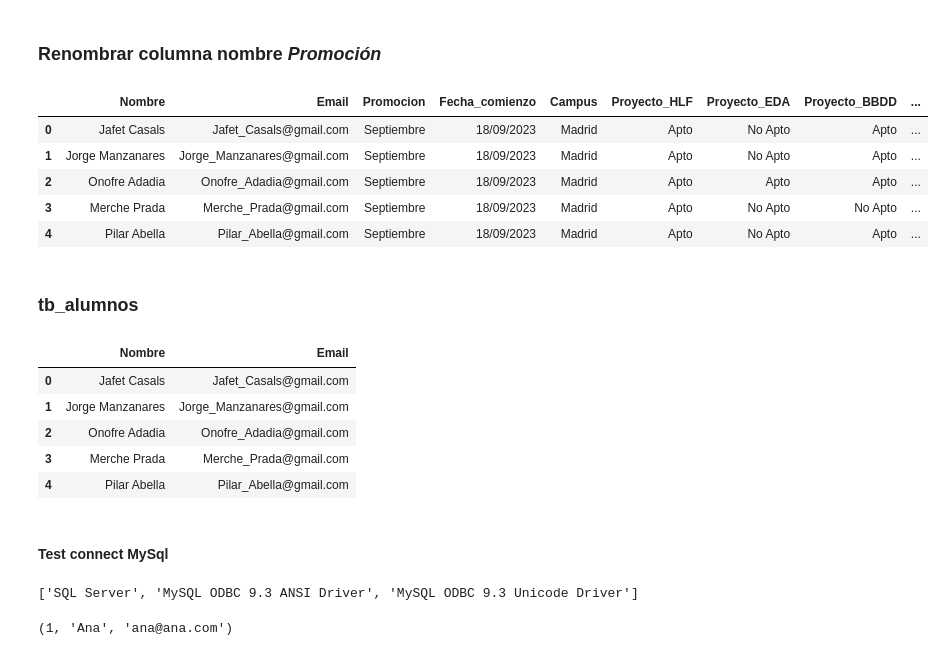
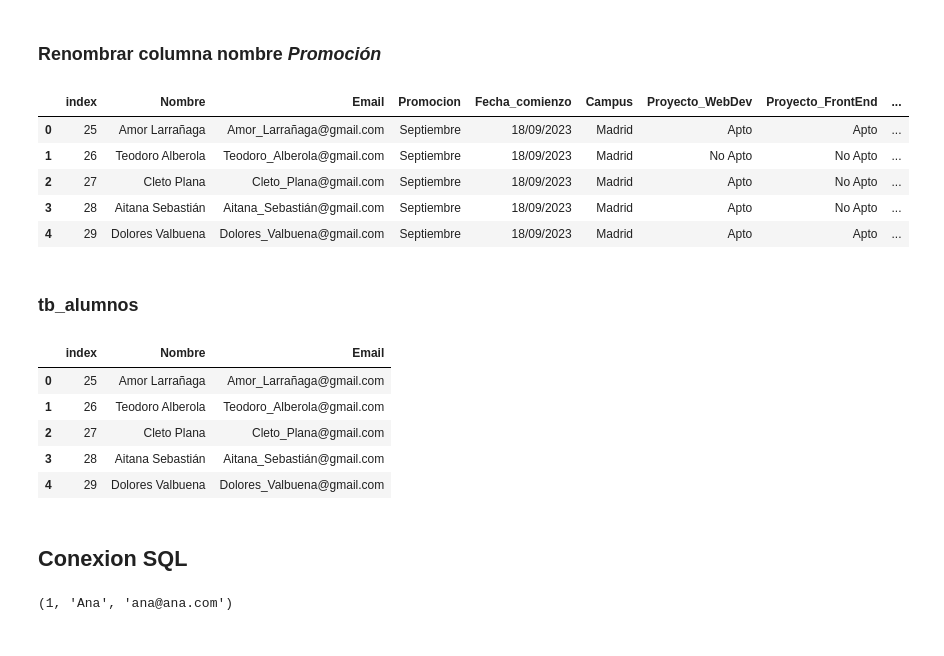
Before and after one commit to mikelMondragon/grupo_cuatro_DB, a Jupyter notebook: notebooks/csv_3_4.ipynb, the cells around one changed output. Saved outputs shown, nothing was run; the diff lists cells and outputs as text; code cells hidden in the pictures.

```diff
--- a/notebooks/csv_3_4.ipynb
+++ b/notebooks/csv_3_4.ipynb
@@ -3,7 +3,7 @@ import pandas as pd
 import numpy as np
 
 
-df_1 = pd.read_csv('./data/clase_1.csv', sep=';', encoding='utf-8')
+df_3 = pd.read_csv('./data/clase_3.csv', sep=';', encoding='utf-8')
 
-df_1.head()
+df_3.head()
 # %% [output]
@@ -16,5 +16,5 @@ df_1.head()
 # %%
-df_2 = pd.read_csv('./data/clase_2.csv', sep=';', encoding='utf-8')
+df_4 = pd.read_csv('./data/clase_4.csv', sep=';', encoding='utf-8')
 
-df_2.head()
+df_4.head()
 # %% [output]
@@ -29,4 +37,5 @@ df_2.head()
 # %%
-df_12 = pd.concat([df_1, df_2] ).reset_index(drop=True)
-df_12
+df_34 = pd.concat([df_3, df_4] ).reset_index() # iniciar el indice desde 25
+df_34['index'] = range(25, 25 + len(df_34))
+df_34
 # %% [output]
@@ -72,33 +103,29 @@ CREATE TABLE alumnos (
 # %% [markdown]
 ### Renombrar columna nombre _Promoción_
 # %%
-df_12 = df_12.rename(columns={'Promoción': 'Promocion'})
+df_34 = df_34.rename(columns={'Promoción': 'Promocion'})
 # %%
-df_12.head()
+df_34.head()
 # %% [output]
-|  | Nombre | Email | Promocion | Fecha_comienzo | Campus | Proyecto_HLF | Proyecto_EDA | Proyecto_BBDD | ... |
-| 0 | Jafet Casals | Jafet_Casals@gmail.com | Septiembre | 18/09/2023 | Madrid | Apto | No Apto | Apto | ... |
-| 1 | Jorge Manzanares | Jorge_Manzanares@gmail.com | Septiembre | 18/09/2023 | Madrid | Apto | No Apto | Apto | ... |
-| 2 | Onofre Adadia | Onofre_Adadia@gmail.com | Septiembre | 18/09/2023 | Madrid | Apto | Apto | Apto | ... |
-| 3 | Merche Prada | Merche_Prada@gmail.com | Septiembre | 18/09/2023 | Madrid | Apto | No Apto | No Apto | ... |
-| 4 | Pilar Abella | Pilar_Abella@gmail.com | Septiembre | 18/09/2023 | Madrid | Apto | No Apto | Apto | ... |
+|  | index | Nombre | Email | Promocion | Fecha_comienzo | Campus | Proyecto_WebDev | Proyecto_FrontEnd | ... |
+| 0 | 25 | Amor Larrañaga | Amor_Larrañaga@gmail.com | Septiembre | 18/09/2023 | Madrid | Apto | Apto | ... |
+| 1 | 26 | Teodoro Alberola | Teodoro_Alberola@gmail.com | Septiembre | 18/09/2023 | Madrid | No Apto | No Apto | ... |
+| 2 | 27 | Cleto Plana | Cleto_Plana@gmail.com | Septiembre | 18/09/2023 | Madrid | Apto | No Apto | ... |
+| 3 | 28 | Aitana Sebastián | Aitana_Sebastián@gmail.com | Septiembre | 18/09/2023 | Madrid | Apto | No Apto | ... |
+| 4 | 29 | Dolores Valbuena | Dolores_Valbuena@gmail.com | Septiembre | 18/09/2023 | Madrid | Apto | Apto | ... |
 # %% [markdown]
 ### **tb_alumnos**
 # %%
-df_alumno = df_12[['Nombre', 'Email']]
-df_alumno.head()
+df_alumnos = df_34[['Nombre', 'Email']].reset_index()
+df_alumnos['index'] = range(25, 25 + len(df_34))
+df_alumnos.head()
 # %% [output]
-|  | Nombre | Email |
-| 0 | Jafet Casals | Jafet_Casals@gmail.com |
-| 1 | Jorge Manzanares | Jorge_Manzanares@gmail.com |
-| 2 | Onofre Adadia | Onofre_Adadia@gmail.com |
-| 3 | Merche Prada | Merche_Prada@gmail.com |
-| 4 | Pilar Abella | Pilar_Abella@gmail.com |
+|  | index | Nombre | Email |
+| 0 | 25 | Amor Larrañaga | Amor_Larrañaga@gmail.com |
+| 1 | 26 | Teodoro Alberola | Teodoro_Alberola@gmail.com |
+| 2 | 27 | Cleto Plana | Cleto_Plana@gmail.com |
+| 3 | 28 | Aitana Sebastián | Aitana_Sebastián@gmail.com |
+| 4 | 29 | Dolores Valbuena | Dolores_Valbuena@gmail.com |
-# %% [markdown]
-#### Test connect MySql
-# %%
-import pyodbc
-print(pyodbc.drivers())
-# %% [output]
-['SQL Server', 'MySQL ODBC 9.3 ANSI Driver', 'MySQL ODBC 9.3 Unicode Driver']
+# %% [markdown]
+## Conexion SQL
 # %%
```
Also changed, not shown: parts of 7 cells of this notebook, 6 other files.
